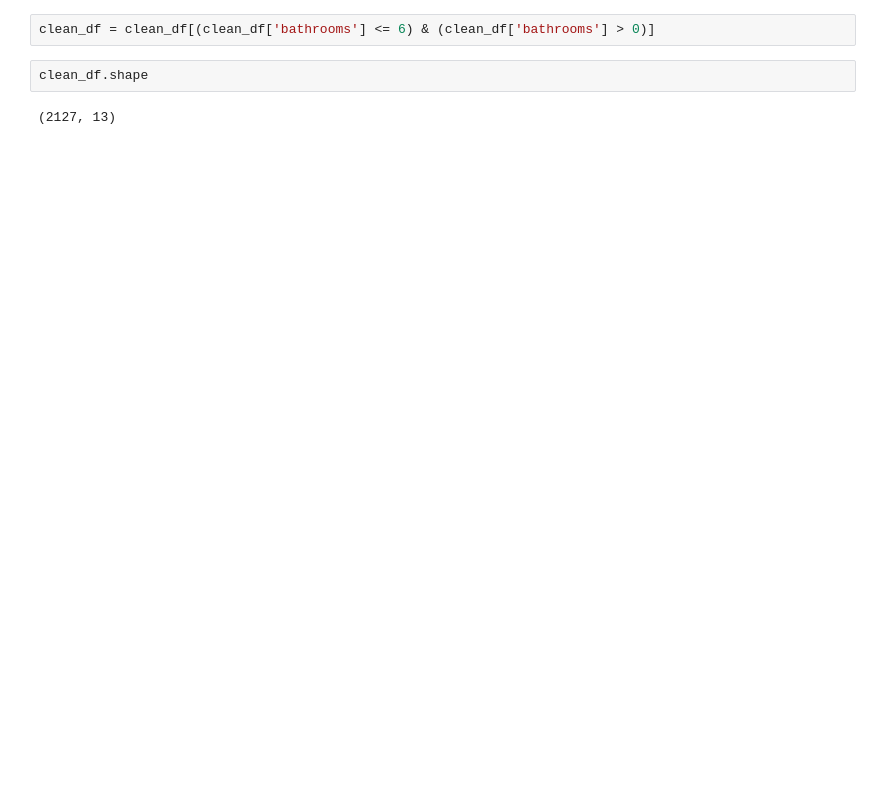
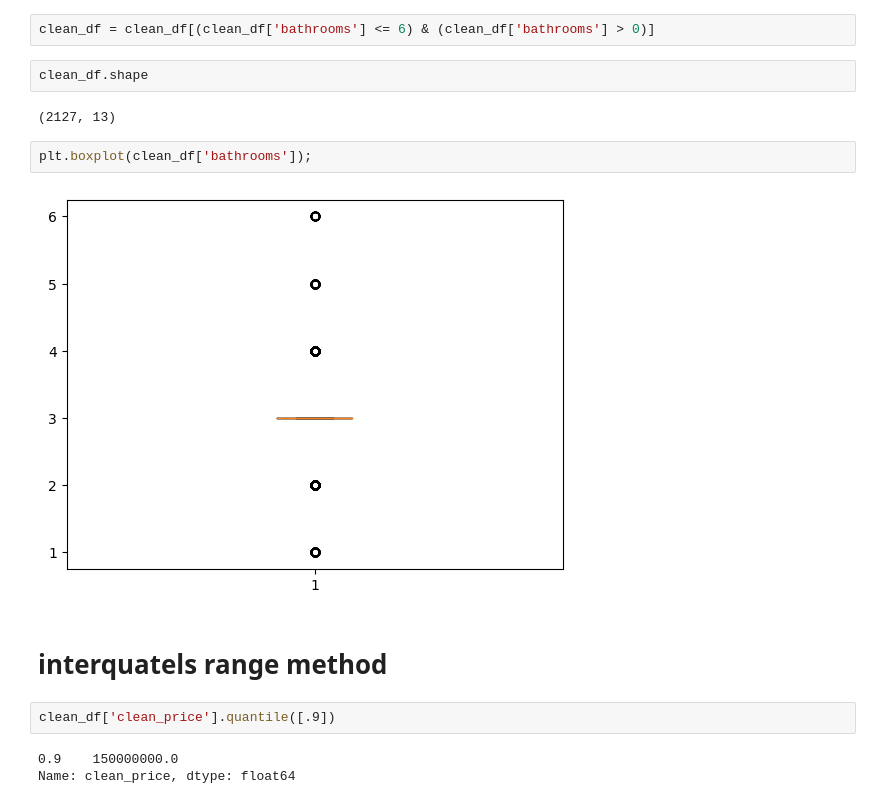
Before and after one commit to Rootkiti/ict_chember_classes, a Jupyter notebook: ml wolkthrough.ipynb, the cells around one changed output. Drawn from its saved outputs; the diff is of its cells as text; blank space fills up the shorter version.

```diff
--- a/ml wolkthrough.ipynb
+++ b/ml wolkthrough.ipynb
@@ -340,3 +336,14 @@ clean_df = clean_df[(clean_df['bathrooms'] <= 6) & (clean_df['bathrooms'] > 0)]
 clean_df.shape
 # %% [output]
 (2127, 13)
+# %%
+plt.boxplot(clean_df['bathrooms']);
+# %% [output]
+[figure, added]
+# %% [markdown]
+# interquatels range method
+# %%
+clean_df['clean_price'].quantile([.9])
+# %% [output]
+0.9    150000000.0
+Name: clean_price, dtype: float64
```
Also changed, not shown: parts of 8 cells of this notebook.
